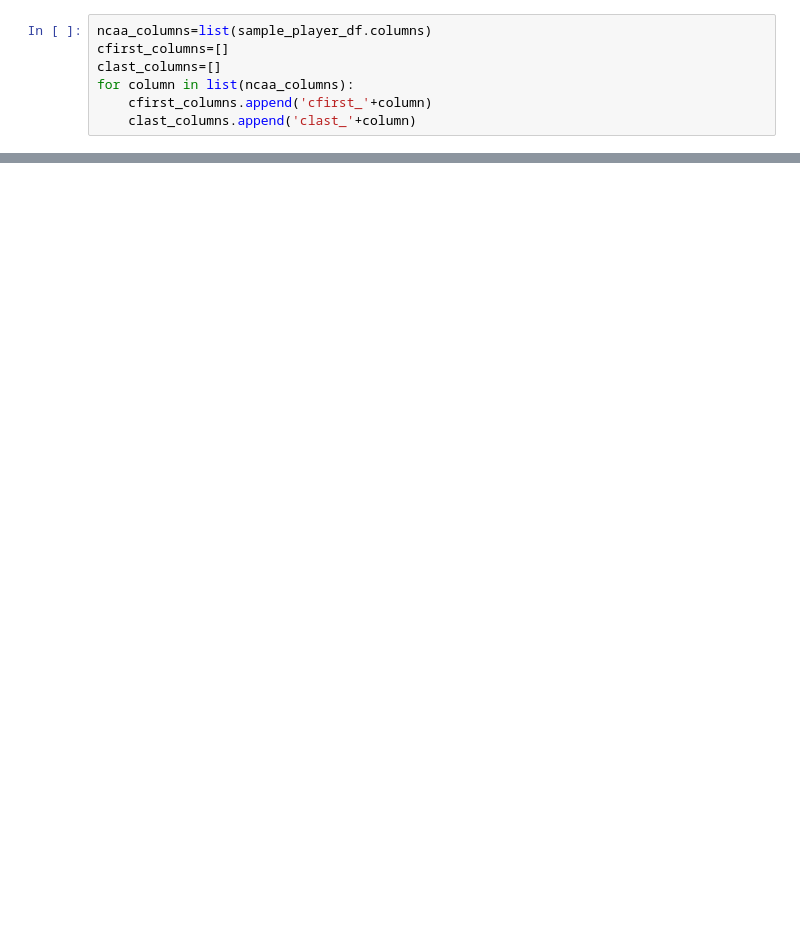
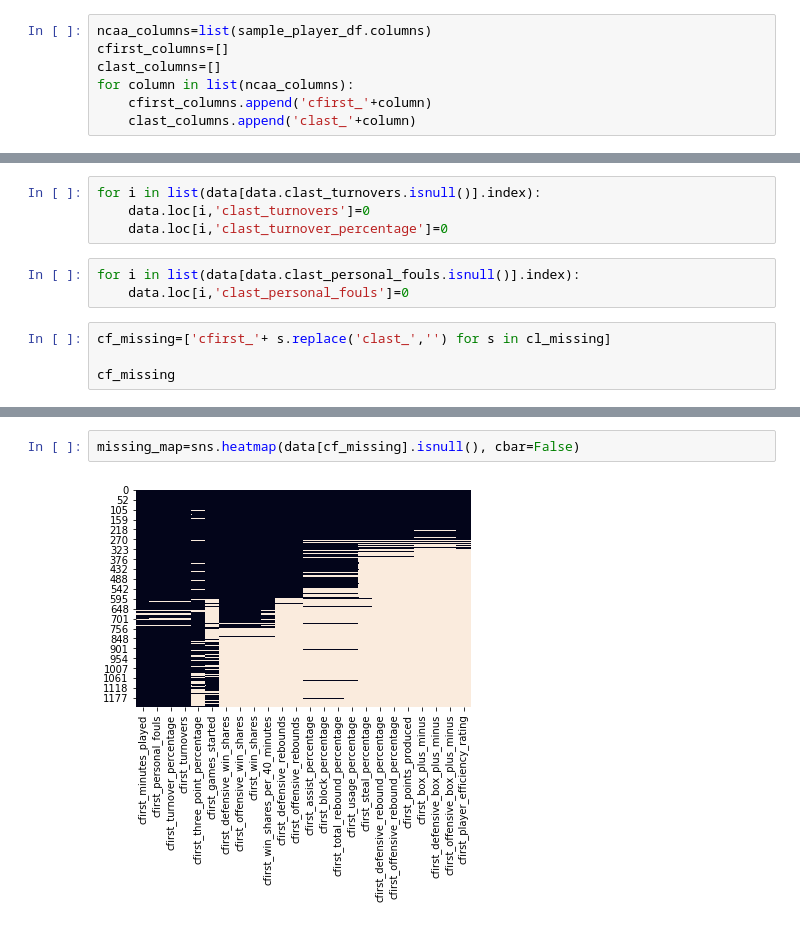
Before and after one commit to timwiede/springboard, a Jupyter notebook: CS1/wrangling.ipynb, the cells around one changed output, grey strips where cells are left out. Drawn from its saved outputs; the diff is of its cells as text; blank space fills up the shorter version.

```diff
--- a/CS1/wrangling.ipynb
+++ b/CS1/wrangling.ipynb
@@ -537,0 +627,11 @@ data.to_csv('player_data.csv',index=None,header=True)
+# %%
+for i in list(data[data.clast_turnovers.isnull()].index):
+    data.loc[i,'clast_turnovers']=0
+    data.loc[i,'clast_turnover_percentage']=0
+# %%
+for i in list(data[data.clast_personal_fouls.isnull()].index):
+    data.loc[i,'clast_personal_fouls']=0
+# %%
+cf_missing=['cfirst_'+ s.replace('clast_','') for s in cl_missing]
+
+cf_missing
@@ -537,0 +656,4 @@ data.to_csv('player_data.csv',index=None,header=True)
+# %%
+missing_map=sns.heatmap(data[cf_missing].isnull(), cbar=False)
+# %% [output]
+[figure, added]
```
Also changed, not shown: parts of 81 cells of this notebook, 3 other files.
